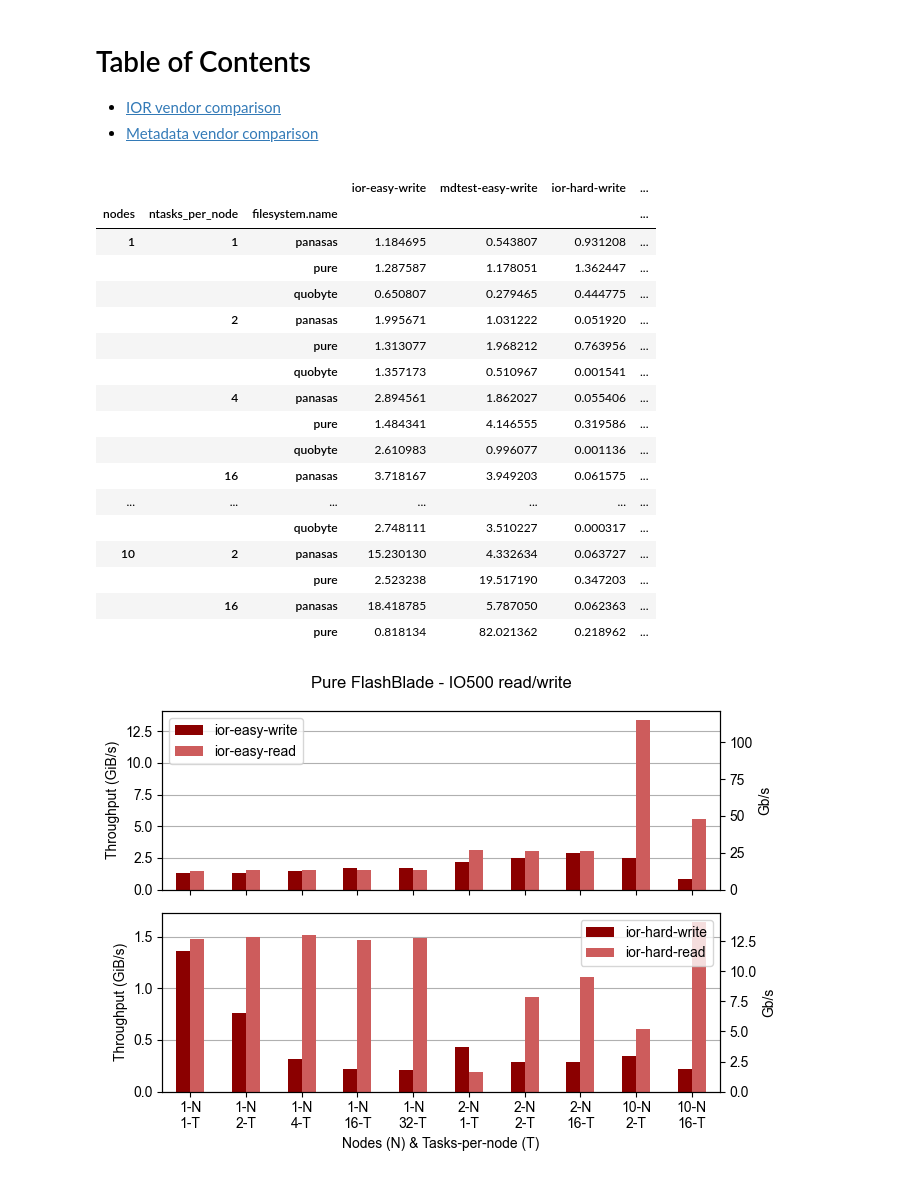
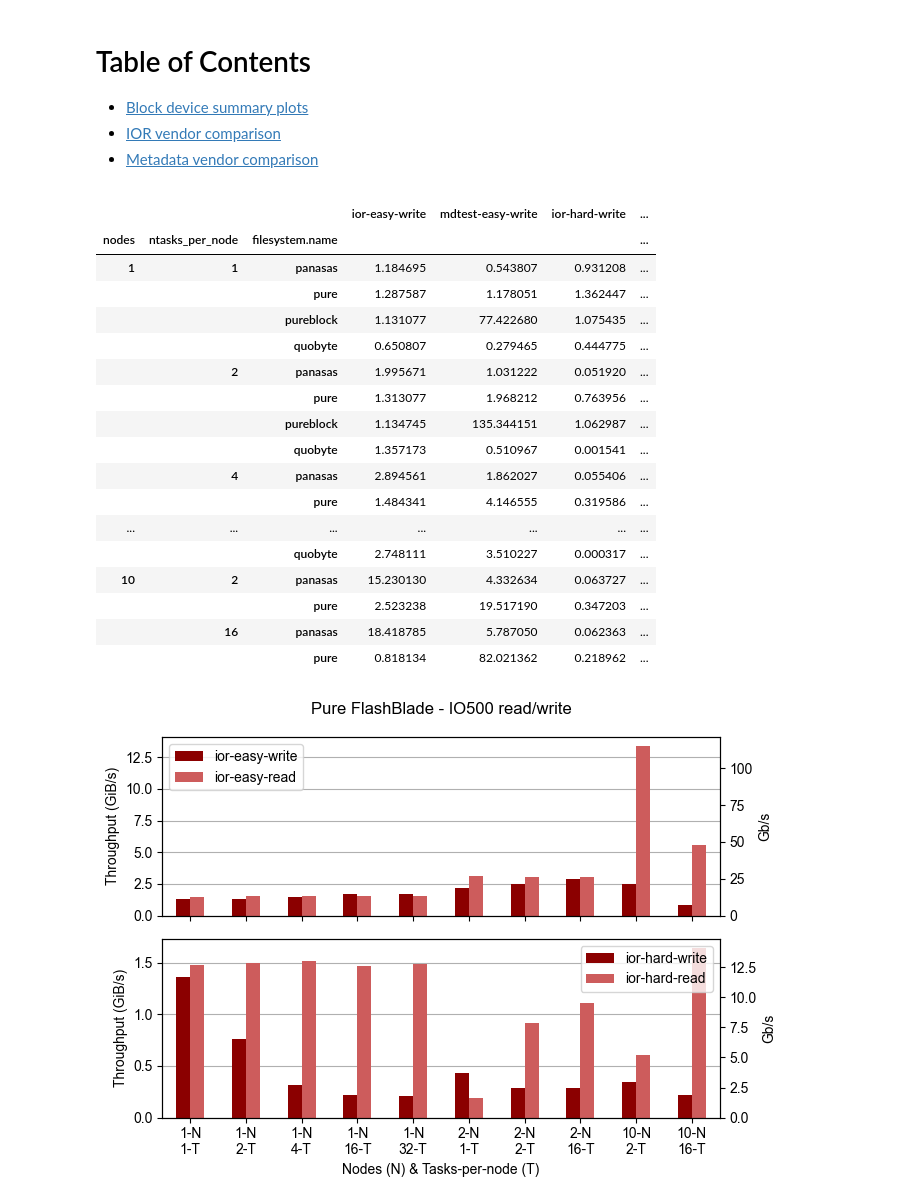
Before and after one commit to stackhpc/jasmin-fs-benchmark, a Jupyter notebook: io500/Results-processing.ipynb, the cells around one changed output. Cells and saved outputs as stored; diff of their text form; code cells hidden in the pictures.

Commit message:
Add block device plots

```diff
--- a/io500/Results-processing.ipynb
+++ b/io500/Results-processing.ipynb
@@ -1,6 +1,6 @@
 # %% [markdown]
 <h1>Table of Contents<span class="tocSkip"></span></h1>
-<div class="toc"><ul class="toc-item"><li><span><a href="#IOR-vendor-comparison" data-toc-modified-id="IOR-vendor-comparison-1">IOR vendor comparison</a></span></li><li><span><a href="#Metadata-vendor-comparison" data-toc-modified-id="Metadata-vendor-comparison-2">Metadata vendor comparison</a></span></li></ul></div>
+<div class="toc"><ul class="toc-item"><li><span><a href="#Block-device-summary-plots" data-toc-modified-id="Block-device-summary-plots-1">Block device summary plots</a></span></li><li><span><a href="#IOR-vendor-comparison" data-toc-modified-id="IOR-vendor-comparison-2">IOR vendor comparison</a></span></li><li><span><a href="#Metadata-vendor-comparison" data-toc-modified-id="Metadata-vendor-comparison-3">Metadata vendor comparison</a></span></li></ul></div>
 # %%
 # Init code
 import re
@@ -54,45 +54,45 @@ results.to_csv('all-results.csv')
 
 
 # Read csv into pandas dataframe for analysis and plotting
-df = pd.read_csv('../../all-results.csv')
+df = pd.read_csv('all-results.csv')
 df.drop(['Unnamed: 0', 'stonewall', 'time'], axis=1, inplace=True)
 df = df[df.ior_api == 'POSIX']
 df.drop(['ior_api'], axis=1, inplace=True)
 
 run_params = [
     'nodes',
     'ntasks_per_node',
     'filesystem.name',
 #     'stonewall',
 #     'time',
 #     'ior_api',
 #     'filesystem.mountpoint'
 ]
 
 test_names = list(filter(
     lambda col: any(map(
         lambda x: x in col, ['mdtest-', 'ior-', 'score', 'find']
     )), df.columns
 ))
 
 g = df.groupby(run_params)
 results_summary = g[test_names].max()
 results_summary.dropna(inplace=True)
 nodes, threads, vendors = list(zip(*results_summary.index.values.tolist()))
 results_summary
 # %% [output]
 |  |  |  | ior-easy-write | mdtest-easy-write | ior-hard-write | ... |
 | nodes | ntasks_per_node | filesystem.name |  |  |  | ... |
 | 1 | 1 | panasas | 1.184695 | 0.543807 | 0.931208 | ... |
 |  |  | pure | 1.287587 | 1.178051 | 1.362447 | ... |
+|  |  | pureblock | 1.131077 | 77.422680 | 1.075435 | ... |
 |  |  | quobyte | 0.650807 | 0.279465 | 0.444775 | ... |
 |  | 2 | panasas | 1.995671 | 1.031222 | 0.051920 | ... |
 |  |  | pure | 1.313077 | 1.968212 | 0.763956 | ... |
+|  |  | pureblock | 1.134745 | 135.344151 | 1.062987 | ... |
 |  |  | quobyte | 1.357173 | 0.510967 | 0.001541 | ... |
 |  | 4 | panasas | 2.894561 | 1.862027 | 0.055406 | ... |
 |  |  | pure | 1.484341 | 4.146555 | 0.319586 | ... |
-|  |  | quobyte | 2.610983 | 0.996077 | 0.001136 | ... |
-|  | 16 | panasas | 3.718167 | 3.949203 | 0.061575 | ... |
 | ... | ... | ... | ... | ... | ... | ... |
 |  |  | quobyte | 2.748111 | 3.510227 | 0.000317 | ... |
 | 10 | 2 | panasas | 15.230130 | 4.332634 | 0.063727 | ... |
```
Also changed, not shown: parts of 3 cells of this notebook.
